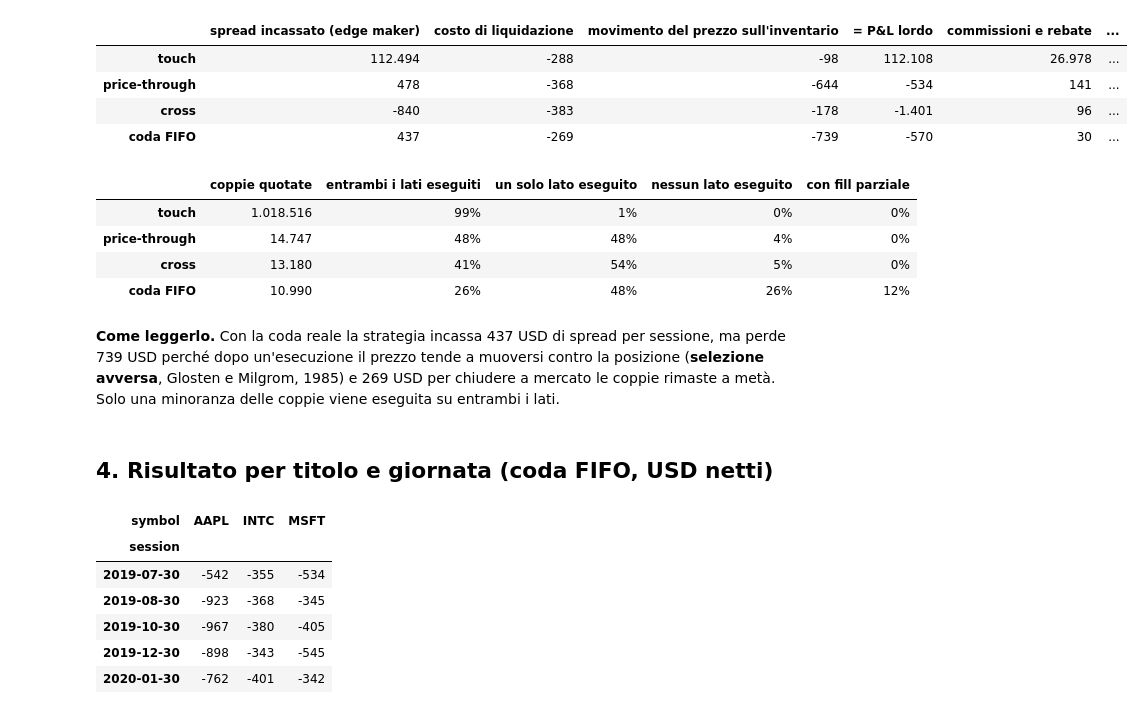
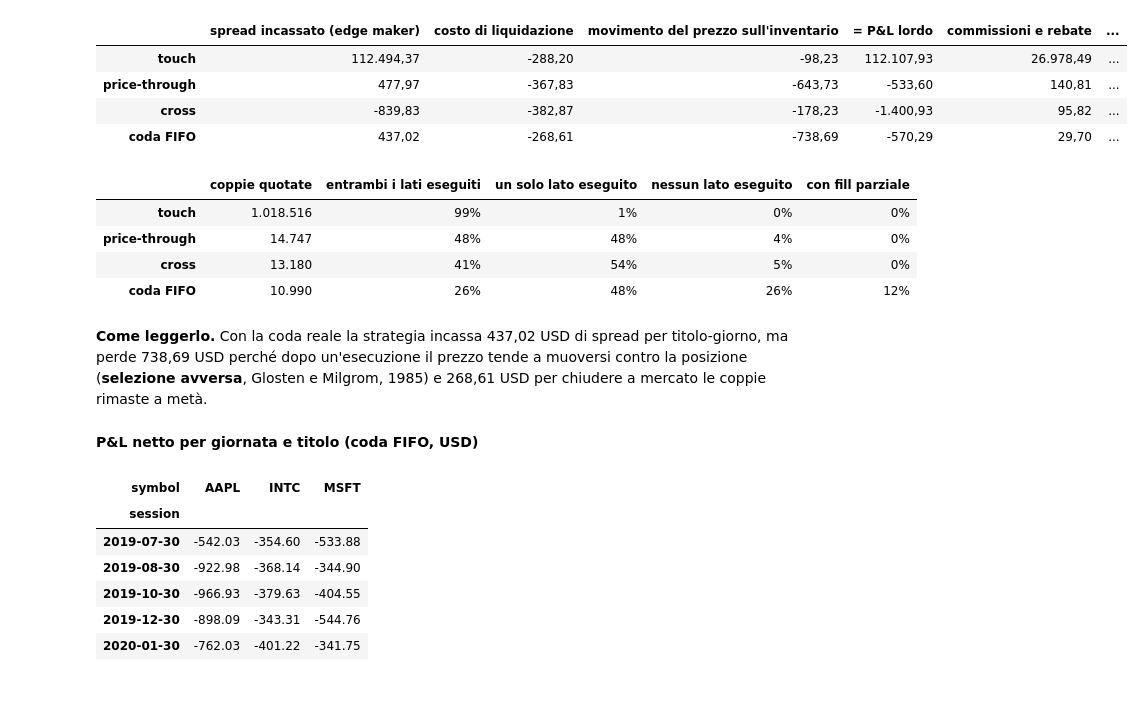
Before and after one commit to giuliobmb/lob-market-making-backtest, a Jupyter notebook: notebooks/04_l3_backtest.ipynb, the cells around one changed output. Drawn from its saved outputs; the diff is of its cells as text; code cells hidden in the pictures.

```diff
--- a/notebooks/04_l3_backtest.ipynb
+++ b/notebooks/04_l3_backtest.ipynb
@@ -114,37 +168,35 @@ Scomposizione media per sessione (USD). Le commissioni sono negative per chi for
 # %%
 dec = R.decomposition(test, "itch", "fees_nasdaq_base")
-display(R.decomposition_table(dec, 0))
+display(R.decomposition_table(dec, 2))
 display(R.fill_rates_table(R.fill_rates(test, "itch")))
 d = dec.loc["coda FIFO"]
 display(Markdown(
-    f"**Come leggerlo.** Con la coda reale la strategia incassa {it(d['maker_edge'])} USD di spread per sessione, ma "
-    f"perde {it(-d['inventory_pnl'])} USD perché dopo un'esecuzione il prezzo tende a muoversi contro la posizione "
-    f"(**selezione avversa**, Glosten e Milgrom, 1985) e {it(-d['liquidation_cost'])} USD per chiudere a mercato le "
-    "coppie rimaste a metà. Solo una minoranza delle coppie viene eseguita su entrambi i lati."))
+    f"**Come leggerlo.** Con la coda reale la strategia incassa {it(d['maker_edge'], 2)} USD di spread per titolo-giorno, ma "
+    f"perde {it(-d['inventory_pnl'], 2)} USD perché dopo un'esecuzione il prezzo tende a muoversi contro la posizione "
+    f"(**selezione avversa**, Glosten e Milgrom, 1985) e {it(-d['liquidation_cost'], 2)} USD per chiudere a mercato le "
+    "coppie rimaste a metà."))
+display(Markdown("**P&L netto per giornata e titolo (coda FIFO, USD)**"))
+display(queue.pivot_table(index="session", columns="symbol", values="net_nasdaq_base").round(2))
 # %% [output]
 |  | spread incassato (edge maker) | costo di liquidazione | movimento del prezzo sull'inventario | = P&L lordo | commissioni e rebate | ... |
-| touch | 112.494 | -288 | -98 | 112.108 | 26.978 | ... |
-| price-through | 478 | -368 | -644 | -534 | 141 | ... |
-| cross | -840 | -383 | -178 | -1.401 | 96 | ... |
-| coda FIFO | 437 | -269 | -739 | -570 | 30 | ... |
+| touch | 112.494,37 | -288,20 | -98,23 | 112.107,93 | 26.978,49 | ... |
+| price-through | 477,97 | -367,83 | -643,73 | -533,60 | 140,81 | ... |
+| cross | -839,83 | -382,87 | -178,23 | -1.400,93 | 95,82 | ... |
+| coda FIFO | 437,02 | -268,61 | -738,69 | -570,29 | 29,70 | ... |
 |  | coppie quotate | entrambi i lati eseguiti | un solo lato eseguito | nessun lato eseguito | con fill parziale |
 | touch | 1.018.516 | 99% | 1% | 0% | 0% |
 | price-through | 14.747 | 48% | 48% | 4% | 0% |
 | cross | 13.180 | 41% | 54% | 5% | 0% |
 | coda FIFO | 10.990 | 26% | 48% | 26% | 12% |
-**Come leggerlo.** Con la coda reale la strategia incassa 437 USD di spread per sessione, ma perde 739 USD perché dopo un'esecuzione il prezzo tende a muoversi contro la posizione (**selezione avversa**, Glosten e Milgrom, 1985) e 269 USD per chiudere a mercato le coppie rimaste a metà. Solo una minoranza delle coppie viene eseguita su entrambi i lati.
+**Come leggerlo.** Con la coda reale la strategia incassa 437,02 USD di spread per titolo-giorno, ma perde 738,69 USD perché dopo un'esecuzione il prezzo tende a muoversi contro la posizione (**selezione avversa**, Glosten e Milgrom, 1985) e 268,61 USD per chiudere a mercato le coppie rimaste a metà.
+**P&L netto per giornata e titolo (coda FIFO, USD)**
+| symbol | AAPL | INTC | MSFT |
+| session |  |  |  |
+| 2019-07-30 | -542.03 | -354.60 | -533.88 |
+| 2019-08-30 | -922.98 | -368.14 | -344.90 |
+| 2019-10-30 | -966.93 | -379.63 | -404.55 |
+| 2019-12-30 | -898.09 | -343.31 | -544.76 |
+| 2020-01-30 | -762.03 | -401.22 | -341.75 |
-# %% [markdown]
-## 4. Risultato per titolo e giornata (coda FIFO, USD netti)
-# %%
-display(queue.pivot_table(index="session", columns="symbol", values="net_nasdaq_base").round(0).astype(int))
-# %% [output]
-| symbol | AAPL | INTC | MSFT |
-| session |  |  |  |
-| 2019-07-30 | -542 | -355 | -534 |
-| 2019-08-30 | -923 | -368 | -345 |
-| 2019-10-30 | -967 | -380 | -405 |
-| 2019-12-30 | -898 | -343 | -545 |
-| 2020-01-30 | -762 | -401 | -342 |
 # %% [markdown]
 ## 5. Il filtro di volatilità
 
```
Also changed, not shown: parts of 15 cells of this notebook, 23 other files.
